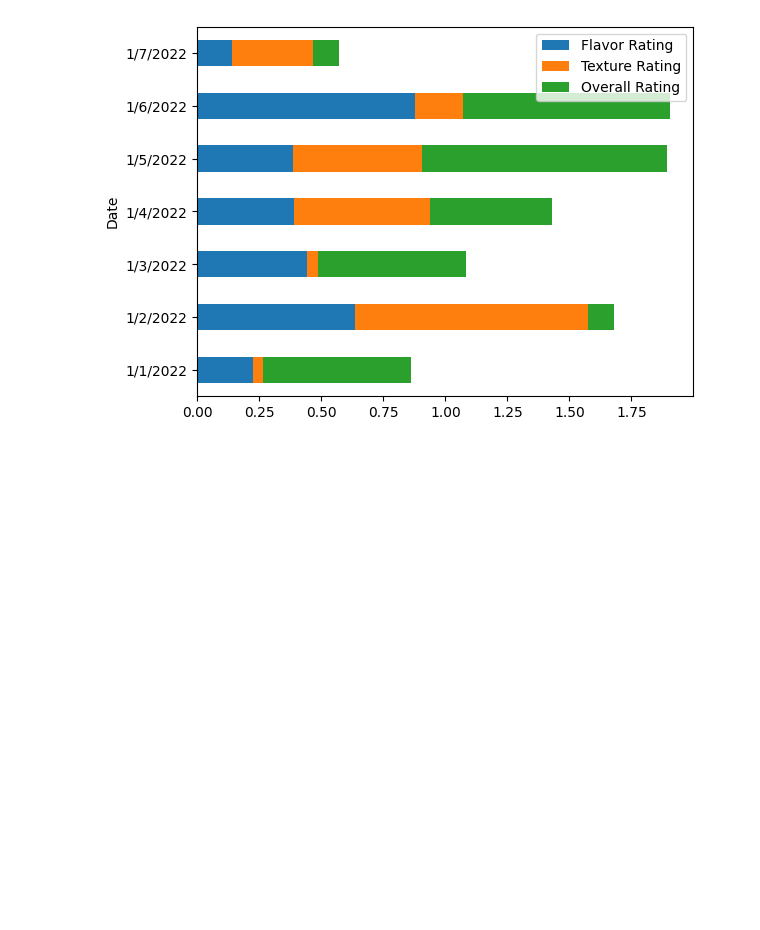
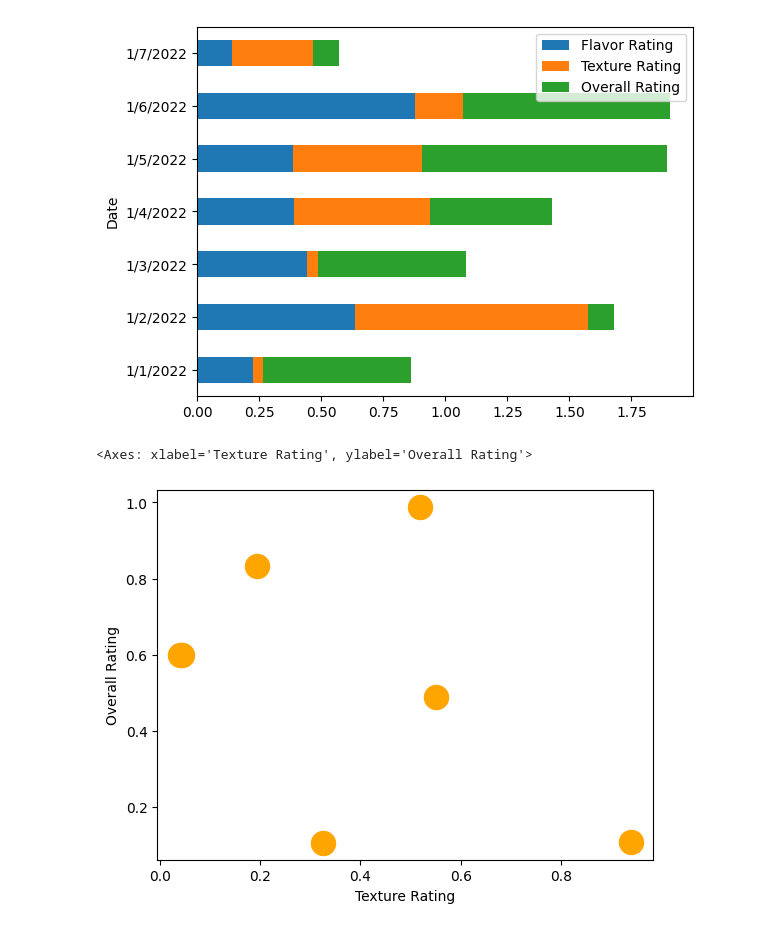
Before and after one commit to kazrkb/pandas-for-data-analytics, a Jupyter notebook: pandas visulaization.ipynb, the cells around one changed output. Saved outputs shown, nothing was run; the diff lists cells and outputs as text; code cells hidden in the pictures; blank space fills up the shorter version.

Commit message:
did scatter plot histgram boxplot area pie

```diff
--- a/pandas visulaization.ipynb
+++ b/pandas visulaization.ipynb
@@ -38,3 +38,8 @@ df.plot.barh(stacked=True)
 # %% [output]
 <Axes: ylabel='Date'>
 [figure]
+# %%
+df.plot.scatter(x = 'Texture Rating', y = 'Overall Rating', s = 300, c = 'Orange')
+# %% [output]
+<Axes: xlabel='Texture Rating', ylabel='Overall Rating'>
+[figure, added]
```
Also changed, not shown: parts of 4 cells of this notebook.
